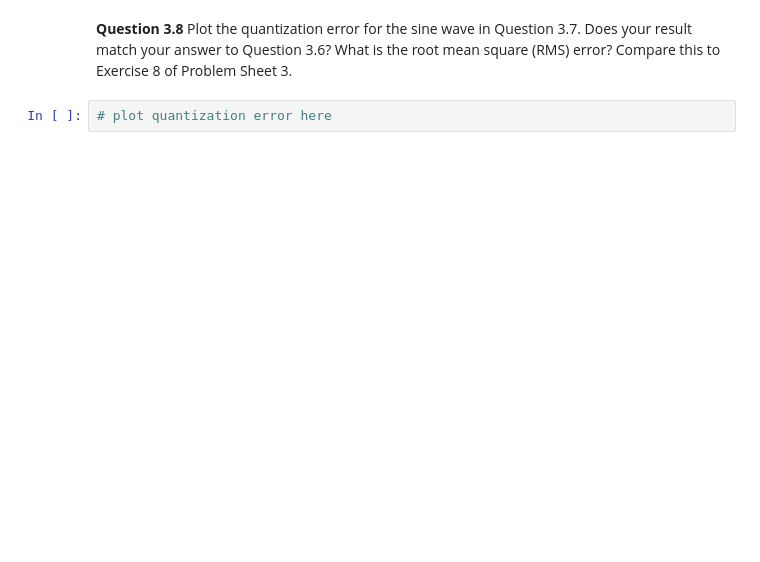
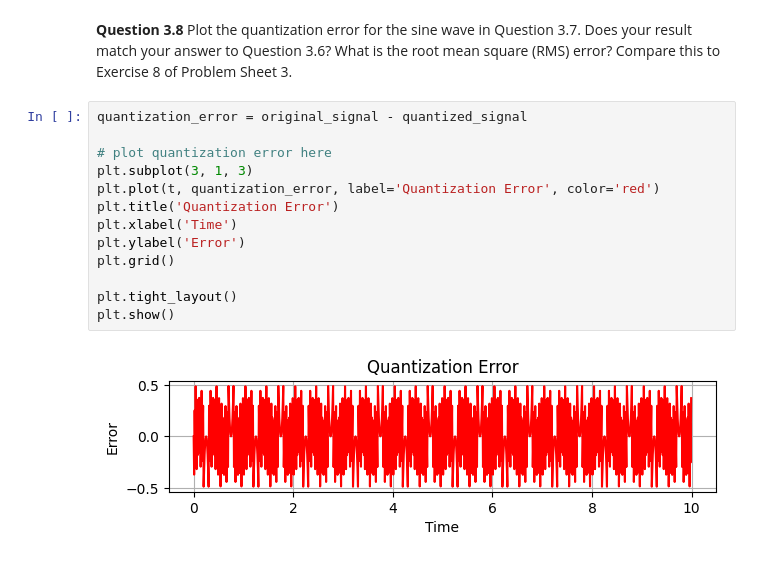
Before and after one commit to Nr722/sap-EE2-SS-LAB, a Jupyter notebook: EX3 - Sampling.ipynb, the cells around one changed output. Cells and saved outputs as stored; diff of their text form; blank space fills up the shorter version.

```diff
--- a/EX3 - Sampling.ipynb
+++ b/EX3 - Sampling.ipynb
@@ -192,4 +227,17 @@ def quantizer(x, dynrange, N):
 # %% [markdown]
 **Question 3.8** Plot the quantization error for the sine wave in Question 3.7. Does your result match your answer to Question 3.6? What is the root mean square (RMS) error? Compare this to Exercise 8 of Problem Sheet 3.
-# %%
-# plot quantization error here
+# %%
+quantization_error = original_signal - quantized_signal
+
+# plot quantization error here
+plt.subplot(3, 1, 3)
+plt.plot(t, quantization_error, label='Quantization Error', color='red')
+plt.title('Quantization Error')
+plt.xlabel('Time')
+plt.ylabel('Error')
+plt.grid()
+
+plt.tight_layout()
+plt.show()
+# %% [output]
+[figure, added]
```
Also changed, not shown: parts of 5 cells of this notebook, 16 other files.
